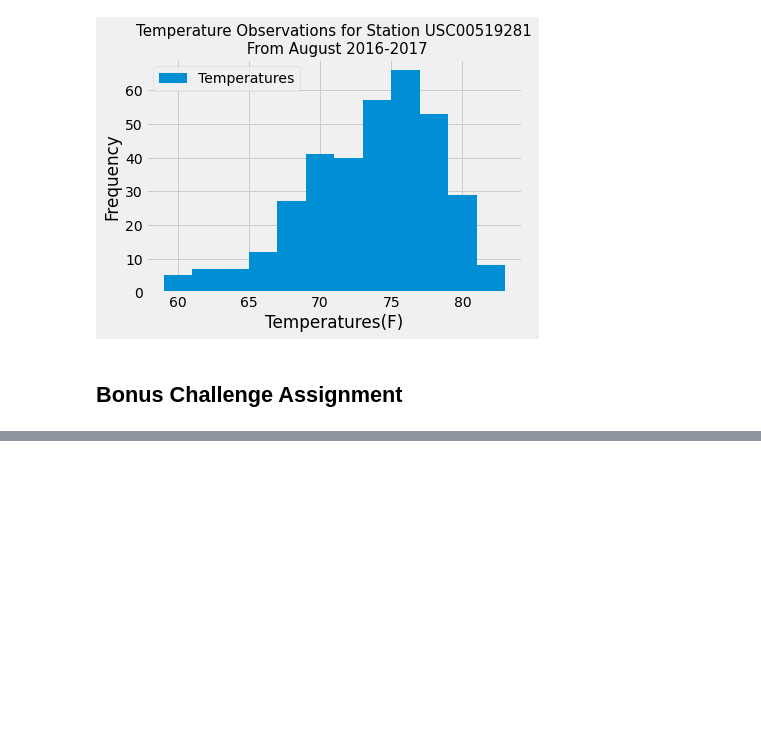
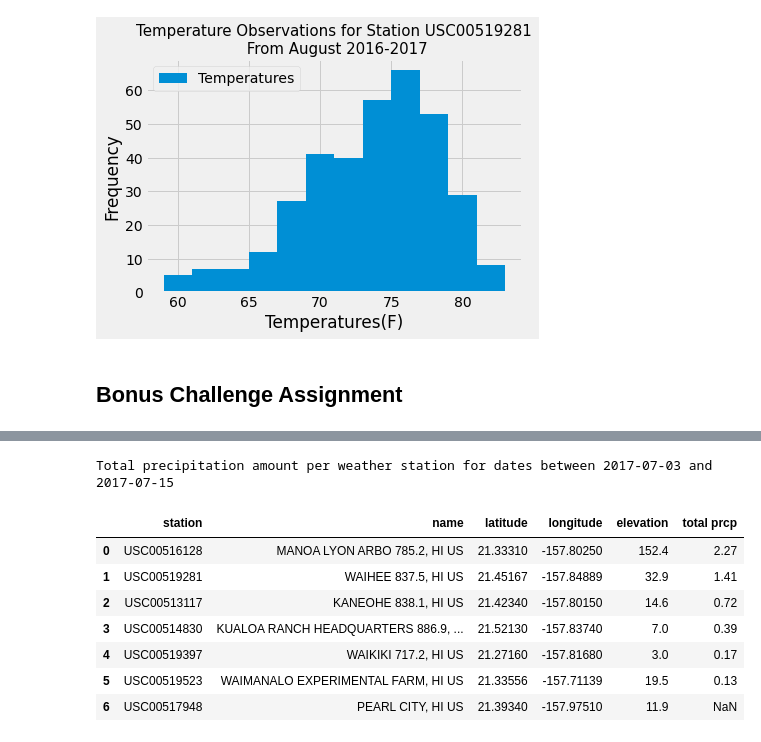
Before and after one commit to aspivak5/sqlalchemy-challenge, a Jupyter notebook: climate_starter.ipynb, the cells around one changed output, grey strips where cells are left out. Saved outputs shown, nothing was run; the diff lists cells and outputs as text; code cells hidden in the pictures; blank space fills up the shorter version.

```diff
--- a/climate_starter.ipynb
+++ b/climate_starter.ipynb
@@ -280,6 +295,24 @@ print(calc_temps('2012-02-28', '2012-03-05'))
 # %%
 # Calculate the total amount of rainfall per weather station for your trip dates using the previous year's matching dates.
 # Sort this in descending order by precipitation amount and list the station, name, latitude, longitude, and elevation
+stmt = session.query(Measurement.station,Station.name,Station.latitude,Station.longitude,Station.elevation,func.sum(Measurement.prcp))\
+.filter(Measurement.station == Station.station).filter(func.strftime("%Y-%m-%d",Measurement.date)>="2017-07-03")\
+.filter(func.strftime("%Y-%m-%d",Measurement.date)<="2017-07-15").group_by(Station.station).order_by(func.sum(Measurement.prcp).desc()).statement
+
+print("Total precipitation amount per weather station for dates between 2017-07-03 and 2017-07-15")
+prcp_per_station = pd.read_sql_query(stmt,session.bind)
+prcp_per_station = prcp_per_station.rename(columns={"sum_1":"total prcp"})
+prcp_per_station
+# %% [output]
+Total precipitation amount per weather station for dates between 2017-07-03 and 2017-07-15
+|  | station | name | latitude | longitude | elevation | total prcp |
+| 0 | USC00516128 | MANOA LYON ARBO 785.2, HI US | 21.33310 | -157.80250 | 152.4 | 2.27 |
+| 1 | USC00519281 | WAIHEE 837.5, HI US | 21.45167 | -157.84889 | 32.9 | 1.41 |
+| 2 | USC00513117 | KANEOHE 838.1, HI US | 21.42340 | -157.80150 | 14.6 | 0.72 |
+| 3 | USC00514830 | KUALOA RANCH HEADQUARTERS 886.9, ... | 21.52130 | -157.83740 | 7.0 | 0.39 |
+| 4 | USC00519397 | WAIKIKI 717.2, HI US | 21.27160 | -157.81680 | 3.0 | 0.17 |
+| 5 | USC00519523 | WAIMANALO EXPERIMENTAL FARM, HI US | 21.33556 | -157.71139 | 19.5 | 0.13 |
+| 6 | USC00517948 | PEARL CITY, HI US | 21.39340 | -157.97510 | 11.9 | NaN |
 # %%
 # Create a query that will calculate the daily normals
 # (i.e. the averages for tmin, tmax, and tavg for all historic data matching a specific month and day)
```
Also changed, not shown: parts of 4 cells of this notebook.
